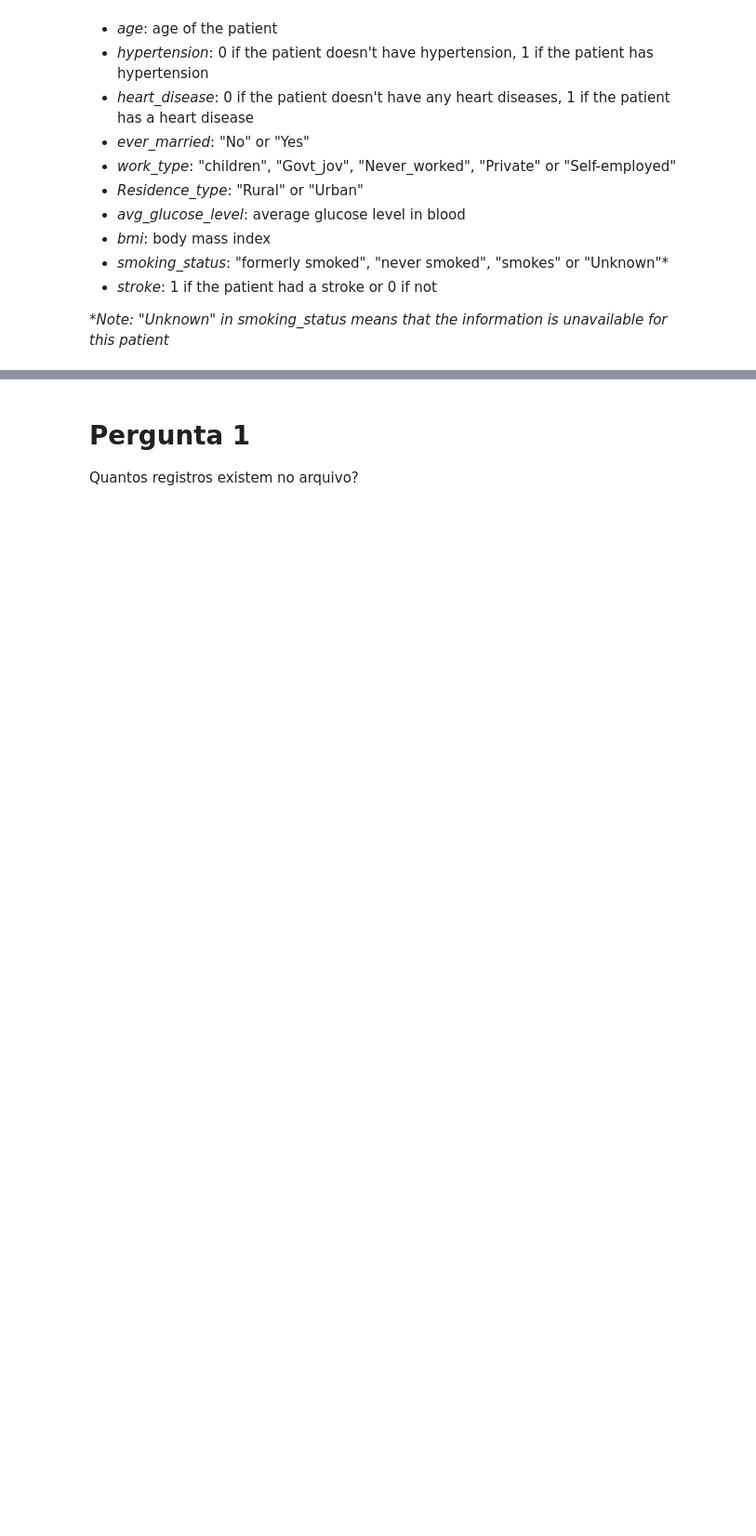
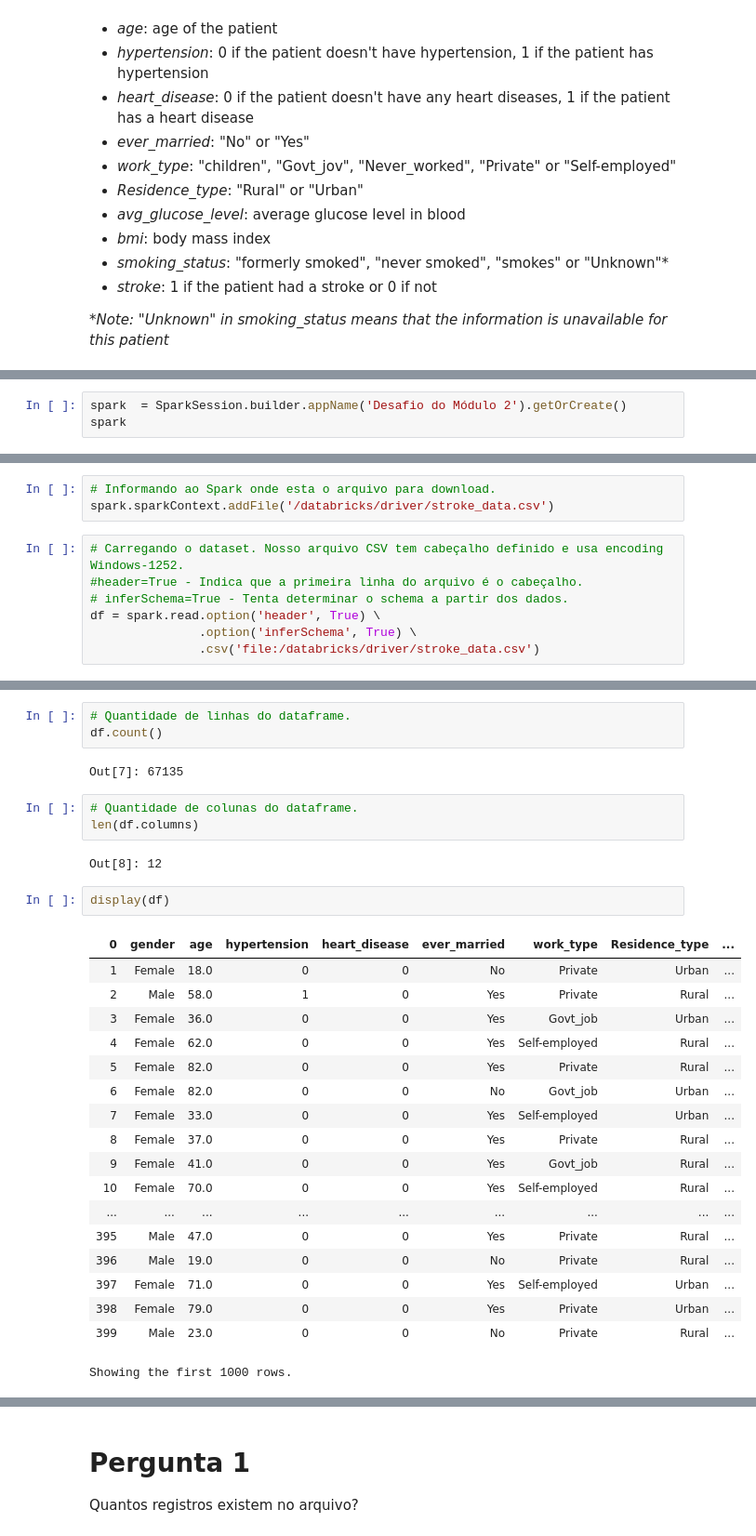
Before and after one commit to alexcamargos/DataScienceBootcampIGTI, a Jupyter notebook: Modulo_2/Desafio/desafio_pyspark.ipynb, the cells around one changed output, grey strips where cells are left out. Shown at 93% size. Saved outputs shown, nothing was run; the diff lists cells and outputs as text; blank space fills up the shorter version.

Commit message:
Desafio módulo 2
Resolução do desafio.

```diff
--- a/Modulo_2/Desafio/desafio_pyspark.ipynb
+++ b/Modulo_2/Desafio/desafio_pyspark.ipynb
@@ -59,0 +64,3 @@ _*Note: "Unknown" in smoking_status means that the information is unavailable fo
+# %%
+spark  = SparkSession.builder.appName('Desafio do Módulo 2').getOrCreate()
+spark
@@ -59,0 +92,10 @@ _*Note: "Unknown" in smoking_status means that the information is unavailable fo
+# %%
+# Informando ao Spark onde esta o arquivo para download.
+spark.sparkContext.addFile('/databricks/driver/stroke_data.csv')
+# %%
+# Carregando o dataset. Nosso arquivo CSV tem cabeçalho definido e usa encoding Windows-1252.
+#header=True - Indica que a primeira linha do arquivo é o cabeçalho.
+# inferSchema=True - Tenta determinar o schema a partir dos dados.
+df = spark.read.option('header', True) \
+               .option('inferSchema', True) \
+               .csv('file:/databricks/driver/stroke_data.csv')
@@ -59,0 +118,31 @@ _*Note: "Unknown" in smoking_status means that the information is unavailable fo
+# %%
+# Quantidade de linhas do dataframe.
+df.count()
+# %% [output]
+Out[7]: 67135
+# %%
+# Quantidade de colunas do dataframe.
+len(df.columns)
+# %% [output]
+Out[8]: 12
+# %%
+display(df)
+# %% [output]
+| 0 | gender | age | hypertension | heart_disease | ever_married | work_type | Residence_type | ... |
+| 1 | Female | 18.0 | 0 | 0 | No | Private | Urban | ... |
+| 2 | Male | 58.0 | 1 | 0 | Yes | Private | Rural | ... |
+| 3 | Female | 36.0 | 0 | 0 | Yes | Govt_job | Urban | ... |
+| 4 | Female | 62.0 | 0 | 0 | Yes | Self-employed | Rural | ... |
+| 5 | Female | 82.0 | 0 | 0 | Yes | Private | Rural | ... |
+| 6 | Female | 82.0 | 0 | 0 | No | Govt_job | Urban | ... |
+| 7 | Female | 33.0 | 0 | 0 | Yes | Self-employed | Urban | ... |
+| 8 | Female | 37.0 | 0 | 0 | Yes | Private | Rural | ... |
+| 9 | Female | 41.0 | 0 | 0 | Yes | Govt_job | Rural | ... |
+| 10 | Female | 70.0 | 0 | 0 | Yes | Self-employed | Rural | ... |
+| ... | ... | ... | ... | ... | ... | ... | ... | ... |
+| 395 | Male | 47.0 | 0 | 0 | Yes | Private | Rural | ... |
+| 396 | Male | 19.0 | 0 | 0 | No | Private | Rural | ... |
+| 397 | Female | 71.0 | 0 | 0 | Yes | Self-employed | Urban | ... |
+| 398 | Female | 79.0 | 0 | 0 | Yes | Private | Urban | ... |
+| 399 | Male | 23.0 | 0 | 0 | No | Private | Rural | ... |
+Showing the first 1000 rows.
```
Also changed, not shown: parts of 66 cells of this notebook.
